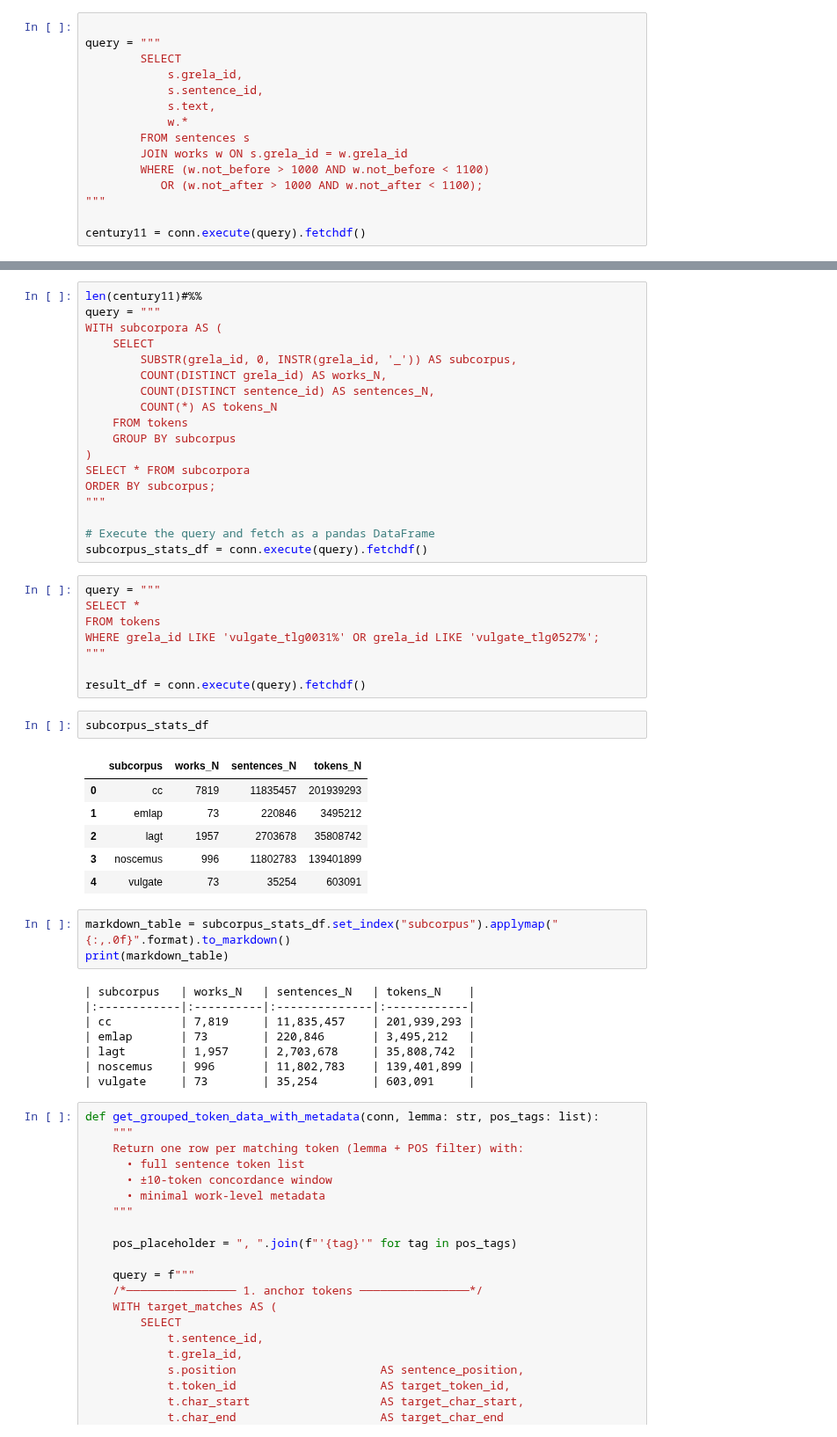
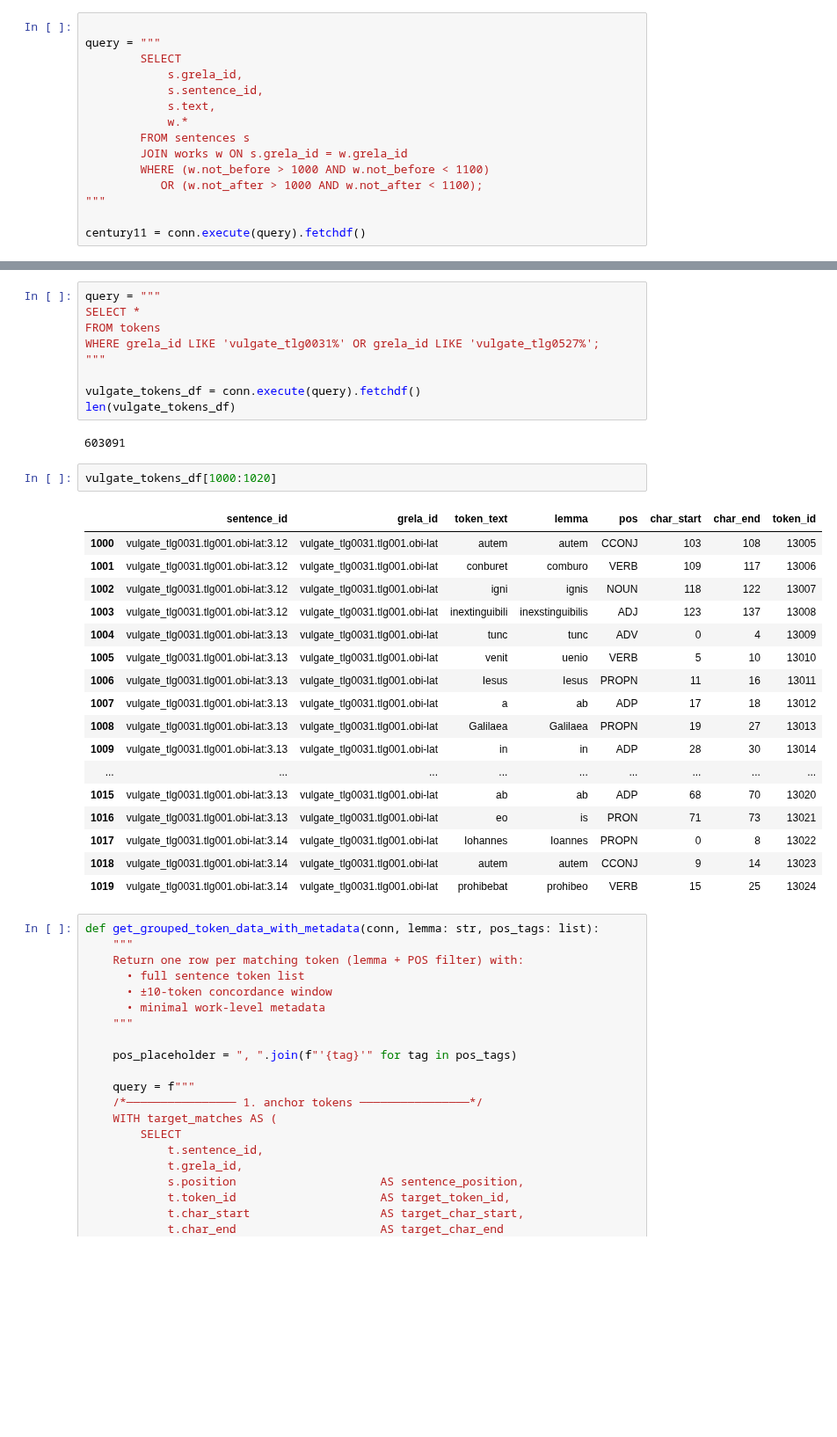
Before and after one commit to CCS-ZCU/latin-textreuse, a Jupyter notebook: scripts/vulgate-grela-extraction.ipynb, the cells around one changed output, grey strips where cells are left out. Shown at 88% size. Cells and saved outputs as stored; diff of their text form; blank space fills up the shorter version.

```diff
--- a/scripts/vulgate-grela-extraction.ipynb
+++ b/scripts/vulgate-grela-extraction.ipynb
@@ -59,21 +130,3 @@ century11
-# %%
-len(century11)#%%
-query = """
-WITH subcorpora AS (
-    SELECT
-        SUBSTR(grela_id, 0, INSTR(grela_id, '_')) AS subcorpus,
-        COUNT(DISTINCT grela_id) AS works_N,
-        COUNT(DISTINCT sentence_id) AS sentences_N,
-        COUNT(*) AS tokens_N
-    FROM tokens
-    GROUP BY subcorpus
-)
-SELECT * FROM subcorpora
-ORDER BY subcorpus;
-"""
-
-# Execute the query and fetch as a pandas DataFrame
-subcorpus_stats_df = conn.execute(query).fetchdf()
 # %%
 query = """
 SELECT *
@@ -81,27 +134,30 @@ FROM tokens
 WHERE grela_id LIKE 'vulgate_tlg0031%' OR grela_id LIKE 'vulgate_tlg0527%';
 """
 
-result_df = conn.execute(query).fetchdf()
+vulgate_tokens_df = conn.execute(query).fetchdf()
+len(vulgate_tokens_df)
+# %% [output]
+603091
-# %%
-subcorpus_stats_df
-# %% [output]
-|  | subcorpus | works_N | sentences_N | tokens_N |
-| 0 | cc | 7819 | 11835457 | 201939293 |
-| 1 | emlap | 73 | 220846 | 3495212 |
-| 2 | lagt | 1957 | 2703678 | 35808742 |
-| 3 | noscemus | 996 | 11802783 | 139401899 |
-| 4 | vulgate | 73 | 35254 | 603091 |
-# %%
-markdown_table = subcorpus_stats_df.set_index("subcorpus").applymap("{:,.0f}".format).to_markdown()
-print(markdown_table)
-# %% [output]
-| subcorpus   | works_N   | sentences_N   | tokens_N    |
-|:------------|:----------|:--------------|:------------|
-| cc          | 7,819     | 11,835,457    | 201,939,293 |
-| emlap       | 73        | 220,846       | 3,495,212   |
-| lagt        | 1,957     | 2,703,678     | 35,808,742  |
-| noscemus    | 996       | 11,802,783    | 139,401,899 |
-| vulgate     | 73        | 35,254        | 603,091     |
+# %%
+vulgate_tokens_df[1000:1020]
+# %% [output]
+|  | sentence_id | grela_id | token_text | lemma | pos | char_start | char_end | token_id |
+| 1000 | vulgate_tlg0031.tlg001.obi-lat:3.12 | vulgate_tlg0031.tlg001.obi-lat | autem | autem | CCONJ | 103 | 108 | 13005 |
+| 1001 | vulgate_tlg0031.tlg001.obi-lat:3.12 | vulgate_tlg0031.tlg001.obi-lat | conburet | comburo | VERB | 109 | 117 | 13006 |
+| 1002 | vulgate_tlg0031.tlg001.obi-lat:3.12 | vulgate_tlg0031.tlg001.obi-lat | igni | ignis | NOUN | 118 | 122 | 13007 |
+| 1003 | vulgate_tlg0031.tlg001.obi-lat:3.12 | vulgate_tlg0031.tlg001.obi-lat | inextinguibili | inexstinguibilis | ADJ | 123 | 137 | 13008 |
+| 1004 | vulgate_tlg0031.tlg001.obi-lat:3.13 | vulgate_tlg0031.tlg001.obi-lat | tunc | tunc | ADV | 0 | 4 | 13009 |
+| 1005 | vulgate_tlg0031.tlg001.obi-lat:3.13 | vulgate_tlg0031.tlg001.obi-lat | venit | uenio | VERB | 5 | 10 | 13010 |
+| 1006 | vulgate_tlg0031.tlg001.obi-lat:3.13 | vulgate_tlg0031.tlg001.obi-lat | Iesus | Iesus | PROPN | 11 | 16 | 13011 |
+| 1007 | vulgate_tlg0031.tlg001.obi-lat:3.13 | vulgate_tlg0031.tlg001.obi-lat | a | ab | ADP | 17 | 18 | 13012 |
+| 1008 | vulgate_tlg0031.tlg001.obi-lat:3.13 | vulgate_tlg0031.tlg001.obi-lat | Galilaea | Galilaea | PROPN | 19 | 27 | 13013 |
+| 1009 | vulgate_tlg0031.tlg001.obi-lat:3.13 | vulgate_tlg0031.tlg001.obi-lat | in | in | ADP | 28 | 30 | 13014 |
+| ... | ... | ... | ... | ... | ... | ... | ... | ... |
+| 1015 | vulgate_tlg0031.tlg001.obi-lat:3.13 | vulgate_tlg0031.tlg001.obi-lat | ab | ab | ADP | 68 | 70 | 13020 |
+| 1016 | vulgate_tlg0031.tlg001.obi-lat:3.13 | vulgate_tlg0031.tlg001.obi-lat | eo | is | PRON | 71 | 73 | 13021 |
+| 1017 | vulgate_tlg0031.tlg001.obi-lat:3.14 | vulgate_tlg0031.tlg001.obi-lat | Iohannes | Ioannes | PROPN | 0 | 8 | 13022 |
+| 1018 | vulgate_tlg0031.tlg001.obi-lat:3.14 | vulgate_tlg0031.tlg001.obi-lat | autem | autem | CCONJ | 9 | 14 | 13023 |
+| 1019 | vulgate_tlg0031.tlg001.obi-lat:3.14 | vulgate_tlg0031.tlg001.obi-lat | prohibebat | prohibeo | VERB | 15 | 25 | 13024 |
 # %%
 def get_grouped_token_data_with_metadata(conn, lemma: str, pos_tags: list):
     """
```
Also changed, not shown: parts of 13 cells of this notebook, 1 other file.
